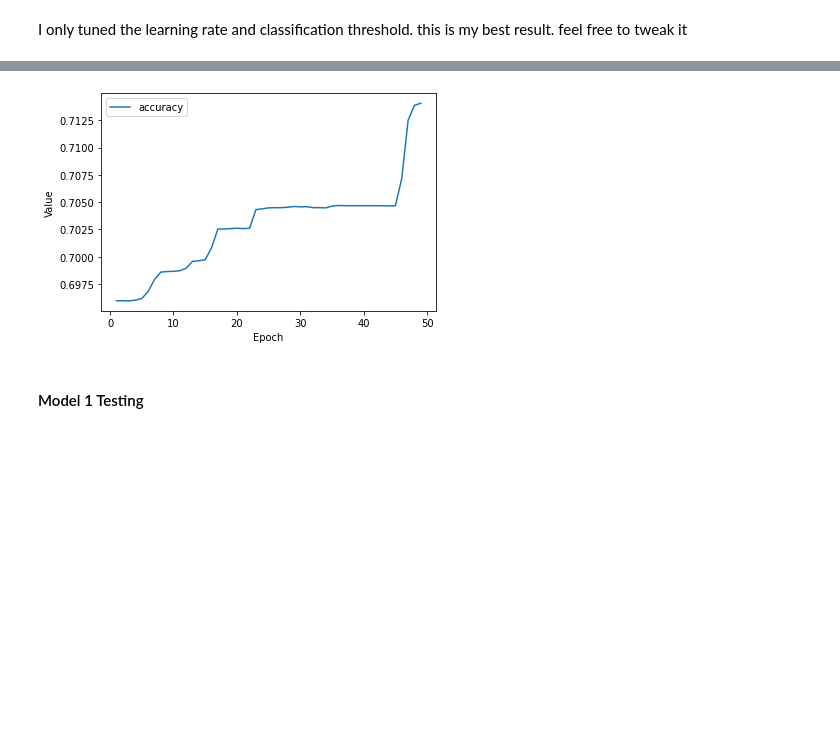
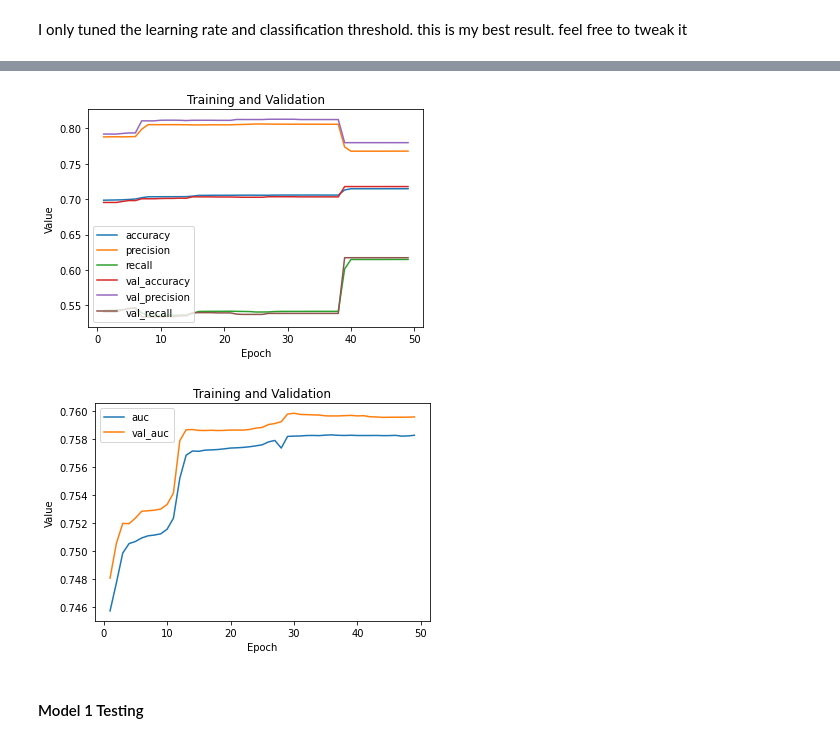
Before and after one commit to reyhanalemmario/bangkit, a Jupyter notebook: first_project.ipynb, the cells around one changed output, grey strips where cells are left out. Drawn from its saved outputs; the diff is of its cells as text; code cells hidden in the pictures; blank space fills up the shorter version.

```diff
--- a/first_project.ipynb
+++ b/first_project.ipynb
@@ -575,6 +581,7 @@ def plot_curve(epochs, hist, list_of_metrics):
     plt.plot(epochs[1:], x[1:], label=m)
 
   plt.legend()
+  plt.title("Training and Validation")
 
 print("Defined the plot_curve function.")
 # %% [output]
@@ -594,6 +613,5 @@ data_norm.head()
 # %%
-train, validate, test = np.split(data_norm.sample(frac=1), [int(.6*len(data_norm)), int(.8*len(data_norm))])
-print(len(train)) #0.6
-print(len(validate)) # 0.2
+train, test = np.split(data_norm.sample(frac=1),[int(.8*len(data_norm))])
+print(len(train)) #0.8
 print(len(test)) # 0.2
 # %% [output]
@@ -603,5 +623,4 @@ print(len(test)) # 0.2
 # %%
-train, validate, test = np.split(data_norm.sample(frac=1), [int(.8*len(data_norm)), int(.9*len(data_norm))])
-print(len(train)) #0.8
-print(len(validate)) # 0.1
-print(len(test)) # 0.1
+# train, test = np.split(data_norm.sample(frac=1),[int(.7*len(data_norm))])
+# print(len(train)) #0.7
+# print(len(test)) # 0.3
@@ -642,7 +657,7 @@ def build_model_simple_classification(my_learning_rate, feature_layer, my_metric
   return model
 
 def train_model(model, dataset, epochs, label_name,
-                batch_size=None, shuffle=True):
+                batch_size=None, shuffle=True, my_validation_split=0.1):
   """Feed a dataset into the model in order to train it."""
 
   # The x parameter of tf.keras.Model.fit can be a list of arrays, where
@@ -653,7 +668,8 @@ def train_model(model, dataset, epochs, label_name,
   features = {name:np.array(value) for name, value in dataset.items()}
   label = np.array(features.pop(label_name))
   history = model.fit(x=features, y=label, batch_size=batch_size,
-                      epochs=epochs, shuffle=shuffle)
+                      epochs=epochs, shuffle=shuffle,
+                      validation_split=my_validation_split)
 
   # The list of epochs is stored separately from the rest of history.
   epochs = history.epoch
@@ -711,6 +727,7 @@ epochs = 50
 batch_size = 100
 label_name = "cardio"
 classification_threshold = 0.55
+my_validation_split = 0.1
 
 # Establish the metrics the model will measure.
 METRICS = [
@@ -720,7 +737,8 @@ METRICS = [
                                         name='precision'
                                         ),
             tf.keras.metrics.Recall(thresholds=classification_threshold,
-                                    name='recall',)
+                                    name='recall',),
+            tf.keras.metrics.AUC(num_thresholds=100, name='auc'),
           ]
 
 # Establish the model's topography.
@@ -728,10 +746,11 @@ my_model = build_model_simple_classification(learning_rate, feature_layer, METRI
 
 # Train the model on the training set.
 epochs, hist = train_model(my_model, train, epochs,
-                           label_name, batch_size)
+                           label_name, batch_size, my_validation_split)
 
 # Plot a graph of the metric(s) vs. epochs.
-list_of_metrics_to_plot = ['accuracy',"precision", "recall"]
+list_of_metrics_to_plot = ['accuracy', "precision", "recall", "val_accuracy", "val_precision", "val_recall"]
 
 plot_curve(epochs, hist, list_of_metrics_to_plot)
+plot_curve(epochs, hist, ['auc', 'val_auc'])
 # %% [output]
@@ -755,4 +774,5 @@ Epoch 50/50
-[figure, old version]
+[figure, new version]
+[figure, added]
 # %% [markdown]
 #### Model 1 Testing
 # %%
```
Also changed, not shown: parts of 35 cells of this notebook.
